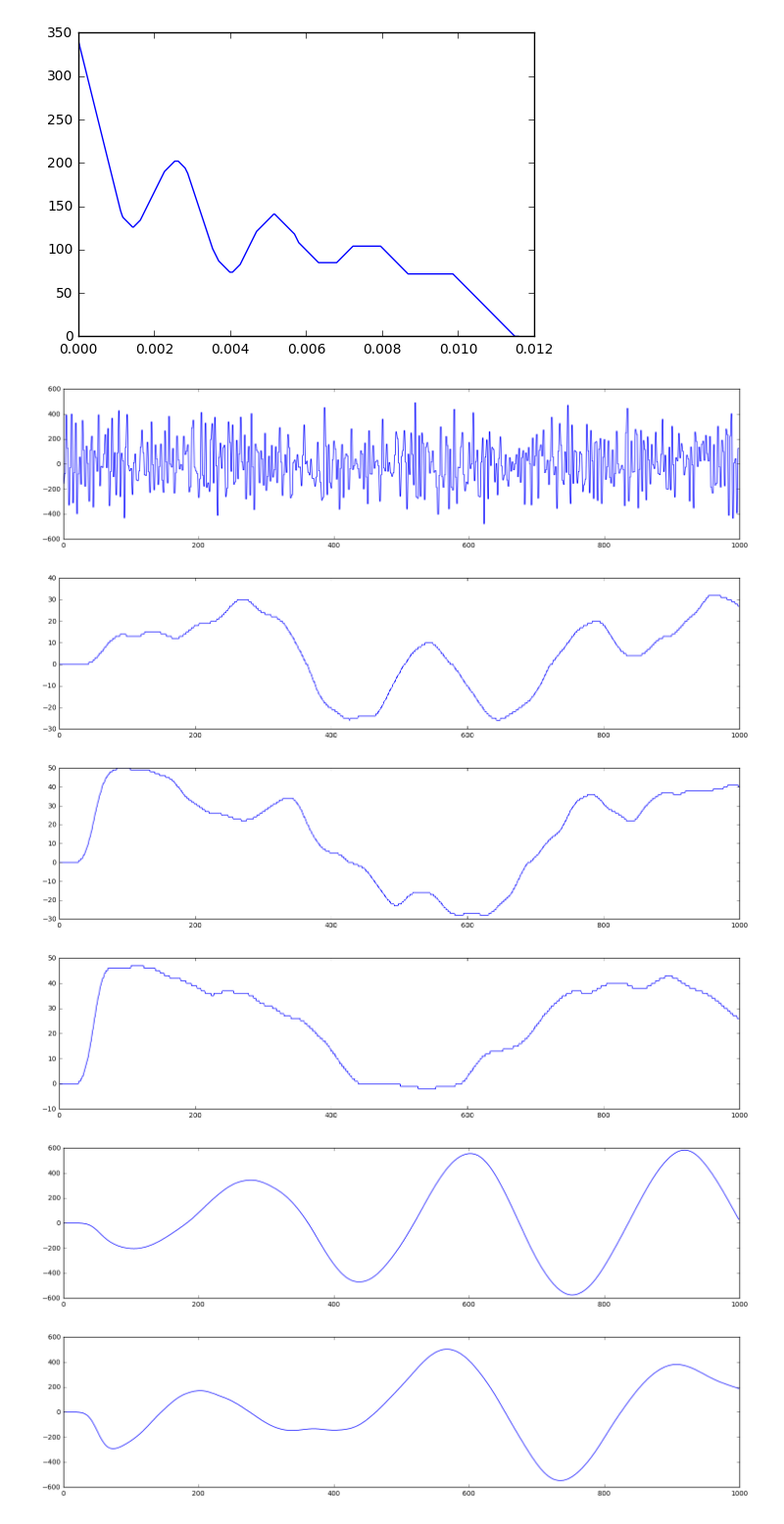
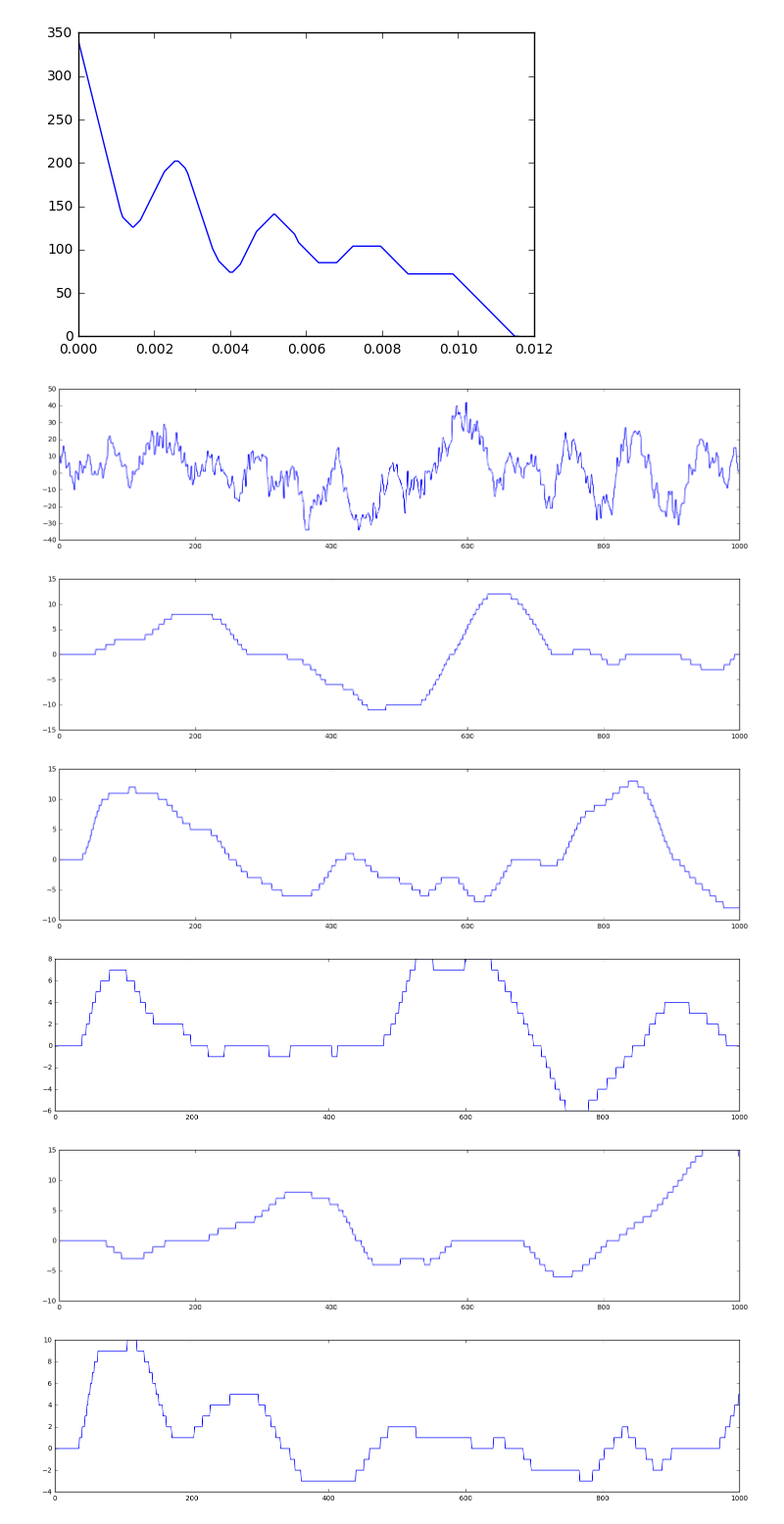
Before and after one commit to nomnom-mst/exhibition, a Jupyter notebook: waveanalyze.ipynb, the cells around one changed output. Shown at 98% size. Saved outputs shown, nothing was run; the diff lists cells and outputs as text; code cells hidden in the pictures.

```diff
--- a/waveanalyze.ipynb
+++ b/waveanalyze.ipynb
@@ -54,45 +54,45 @@ pitch.calc_pitch(data, 44100)
 # %%
 imp.reload(wavecontroller)
 
-filename = "aisite"
+filename = "arayuru"
 INPUT_SAMPLE_FREQ = 44100
 PITCH_FRAME = 80
 
 ROUGHNESS1 = 100
 ROUGHNESS2 = 500
 ROUGHNESS3 = 2000
 ROUGHNESS4 = 7000 # 使わないほうがいいかも
 ROUGHNESS5 = 9000
 
 data = wavecontroller.get_data("data/"+filename+"/"+filename+".wav")
 wavecontroller.show_image(data[:1000])
 
 s1_data = wavecontroller.smoothing(data, ROUGHNESS1)
 wavecontroller.show_image(s1_data[:1000])
 wavecontroller.save_file("data/"+filename+"/s1_"+filename+".wav", s1_data, INPUT_SAMPLE_FREQ)
 
 s2_data = wavecontroller.smoothing(data, ROUGHNESS2)
 wavecontroller.show_image(s2_data[:1000])
 wavecontroller.save_file("data/"+filename+"/s2_"+filename+".wav", s2_data, INPUT_SAMPLE_FREQ)
 
 s3_data = wavecontroller.smoothing(data, ROUGHNESS3)
 wavecontroller.show_image(s3_data[:1000])
 wavecontroller.save_file("data/"+filename+"/s3_"+filename+".wav", s3_data, INPUT_SAMPLE_FREQ)
 
 s4_data = wavecontroller.smoothing(data, ROUGHNESS4)
 wavecontroller.show_image(s4_data[:1000])
 wavecontroller.save_file("data/"+filename+"/s4_"+filename+".wav", s4_data, INPUT_SAMPLE_FREQ)
 
 s5_data = wavecontroller.smoothing(data, ROUGHNESS5)
 wavecontroller.show_image(s5_data[:1000])
 wavecontroller.save_file("data/"+filename+"/s5_"+filename+".wav", s5_data, INPUT_SAMPLE_FREQ)
 # %% [output]
-[figure, old version]
+[figure, new version]
-[figure, old version]
+[figure, new version]
-[figure, old version]
+[figure, new version]
-[figure, old version]
+[figure, new version]
-[figure, old version]
+[figure, new version]
-[figure, old version]
+[figure, new version]
 # %%
 imp.reload(bufconv)
 
```
Also changed, not shown: parts of 3 cells of this notebook, 6 other files.
